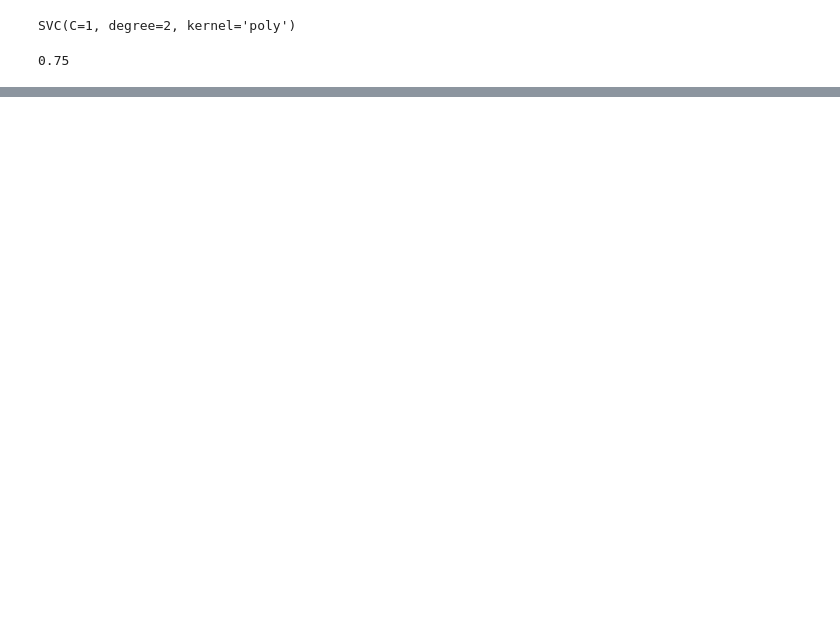
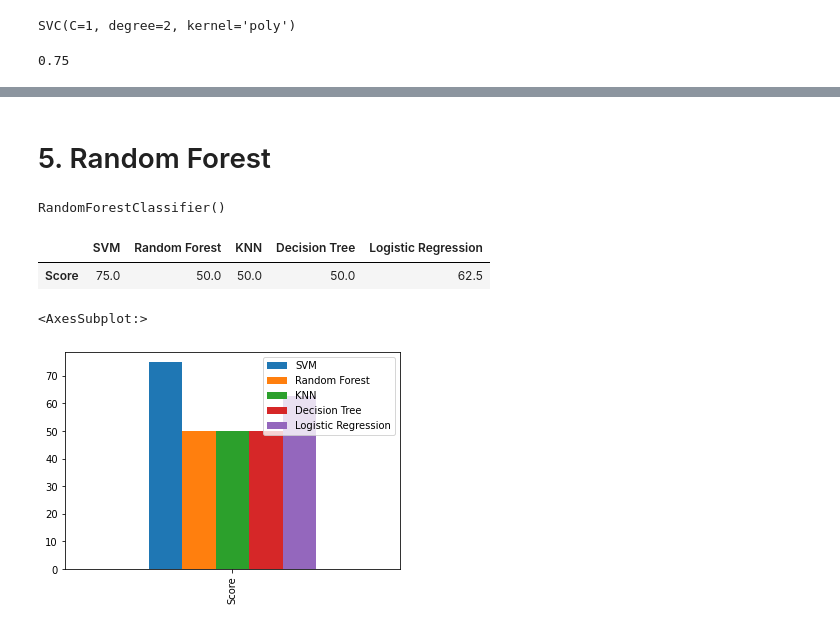
Before and after one commit to abbasshafi/SZIC-AI, a Jupyter notebook: 20 July Image labeling and applying ML algo.ipynb, the cells around one changed output, grey strips where cells are left out. Saved outputs shown, nothing was run; the diff lists cells and outputs as text; code cells hidden in the pictures; blank space fills up the shorter version.

```diff
--- a/20 July Image labeling and applying ML algo.ipynb
+++ b/20 July Image labeling and applying ML algo.ipynb
@@ -202,0 +236,31 @@ accuracy_score(y_test,svm.predict(x_test))
+# %%
+DTree_Score=DTree.score(x_test,y_test)
+# %% [markdown]
+# 5. Random Forest
+# %%
+from sklearn.ensemble import RandomForestClassifier
+Random_Forest=RandomForestClassifier()
+Random_Forest.fit(x_train,y_train)
+# %% [output]
+RandomForestClassifier()
+# %%
+Random_Forest_Score=Random_Forest.score(x_test,y_test)
+# %%
+results=pd.DataFrame({
+    "SVM": (SVM_Score*100),
+    "Random Forest": (Random_Forest_Score*100),
+    "KNN": (KNN_Score*100),
+    "Decision Tree": (DTree_Score*100),
+    "Logistic Regression": (Logistic_Regression_Score*100)
+
+},index=['Score'])
+# %%
+results
+# %% [output]
+|  | SVM | Random Forest | KNN | Decision Tree | Logistic Regression |
+| Score | 75.0 | 50.0 | 50.0 | 50.0 | 62.5 |
+# %%
+results.plot(kind='bar')
+# %% [output]
+<AxesSubplot:>
+[figure, added]
```
Also changed, not shown: parts of 19 cells of this notebook.
